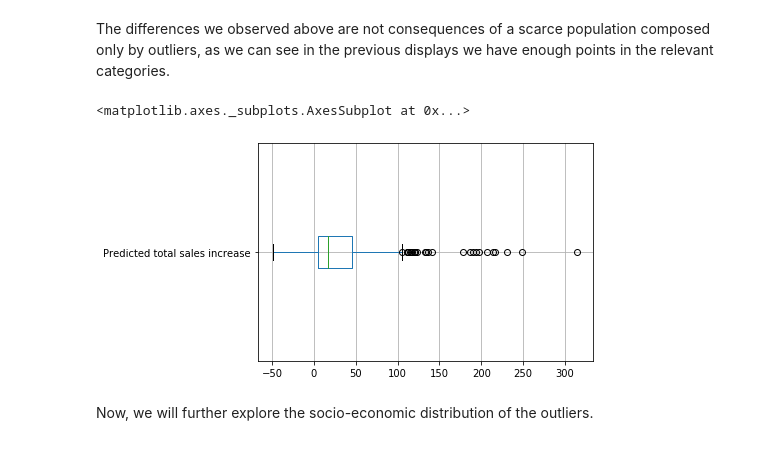
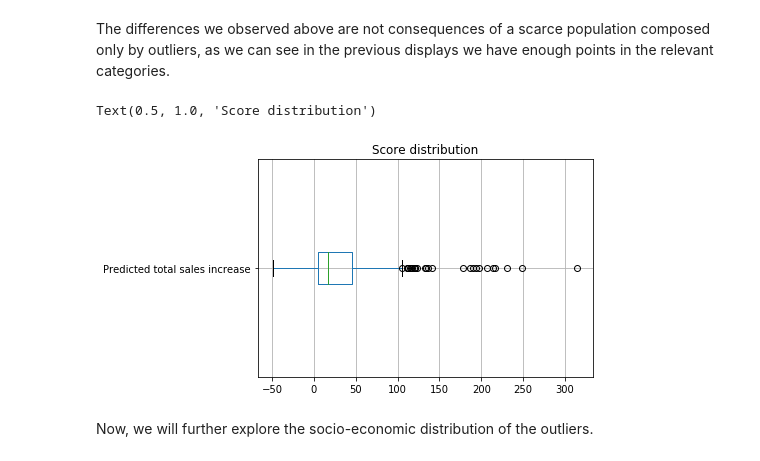
Before and after one commit to dhruti96shah/ada_project_pinkfluffybunnies, a Jupyter notebook: ada project.ipynb, the cells around one changed output. Cells and saved outputs as stored; diff of their text form; code cells hidden in the pictures.

```diff
--- a/ada project.ipynb
+++ b/ada project.ipynb
@@ -598,10 +598,11 @@ The differences we observed above are not consequences of a scarce population co
 # %%
 #Displaying the boxplot of scores for all the families with demographic data to extract the outliers
 #PS: Many outliers can be observed on the left side
 demo_with_scores[['Predicted total sales increase']].boxplot(column='Predicted total sales increase',vert=False)
+plt.title('Score distribution')
 # %% [output]
-<matplotlib.axes._subplots.AxesSubplot at 0x...>
+Text(0.5, 1.0, 'Score distribution')
-[figure, old version]
+[figure, new version]
 # %% [markdown]
 Now, we will further explore the socio-economic distribution of the outliers.
 # %%
```
Also changed, not shown: parts of 2 cells of this notebook.
